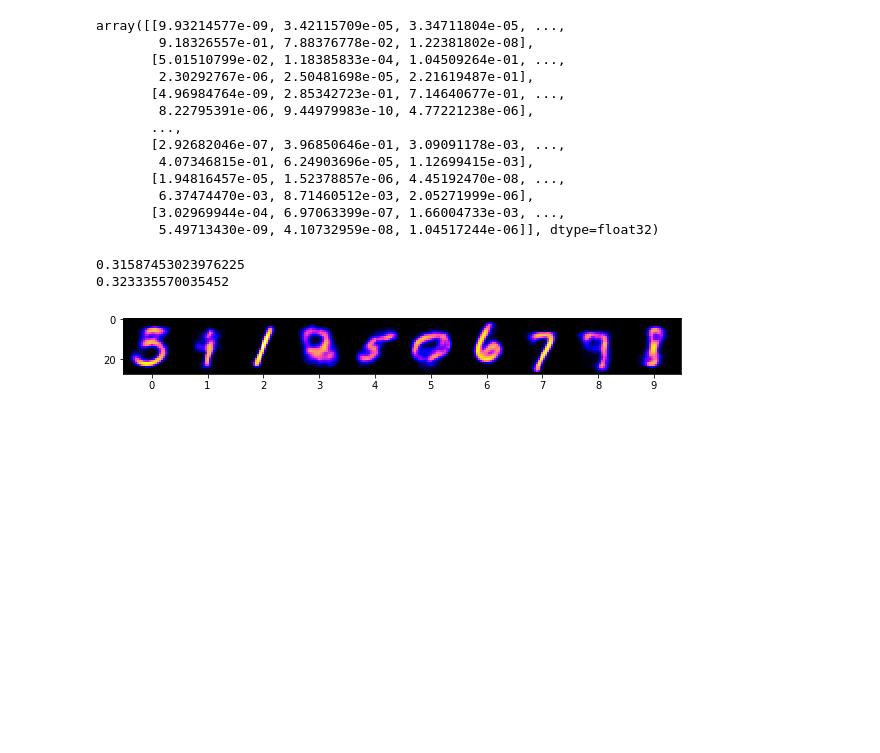
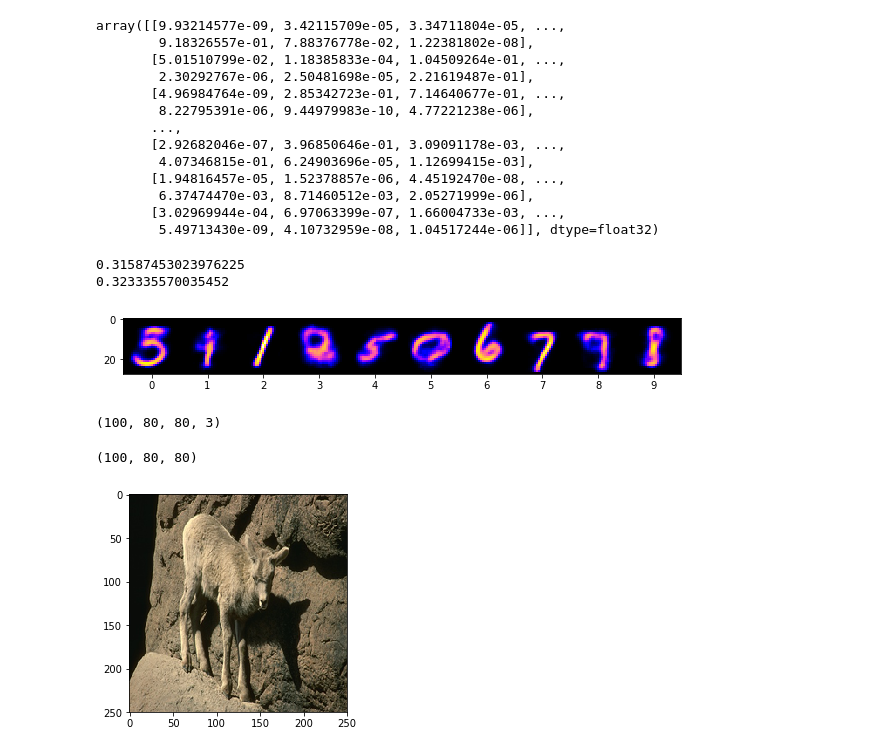
Before and after one commit to FMena14/Ayudantias, a Jupyter notebook: Ayud_ANN/Tarea2/Pruebas.. texto.ipynb, the cells around one changed output. Saved outputs shown, nothing was run; the diff lists cells and outputs as text; code cells hidden in the pictures; blank space fills up the shorter version.

```diff
--- a/Ayud_ANN/Tarea2/Pruebas.. texto.ipynb
+++ b/Ayud_ANN/Tarea2/Pruebas.. texto.ipynb
@@ -435,3 +435,36 @@ plt.xticks(pos,range(latent_dim))
 plt.show()
 # %% [output]
 [figure]
+# %%
+import numpy as np
+import os
+folder = "/home/fmena/Desktop/ML_usm/Ayud_ANN/Tarea2/data/Semantic dataset100"
+
+data = [archivo.split(".")[0] for archivo in os.listdir(folder+"/image")]
+
+from PIL import Image
+X_image = []
+for archivo in data:
+    I = Image.open(folder+"/image/"+archivo+".jpg")
+    I = np.asarray(I.resize( (80,80),Image.ANTIALIAS ))
+    X_image.append(I)
+X_image = np.asarray(X_image)
+X_image.shape
+# %% [output]
+(100, 80, 80, 3)
+# %%
+Y_image = []
+for archivo in data:
+    I = Image.open(folder+"/ground-truth/"+archivo+".png")
+    I = np.asarray(I.resize( (80,80),Image.ANTIALIAS ))
+    Y_image.append(I)
+Y_image = np.asarray(Y_image)
+Y_image.shape
+# %% [output]
+(100, 80, 80)
+# %%
+import matplotlib.pyplot as plt
+plt.imshow(X_image[0])
+plt.show()
+# %% [output]
+[figure, added]
```
Also changed, not shown: parts of 12 cells of this notebook, 1 other file.
